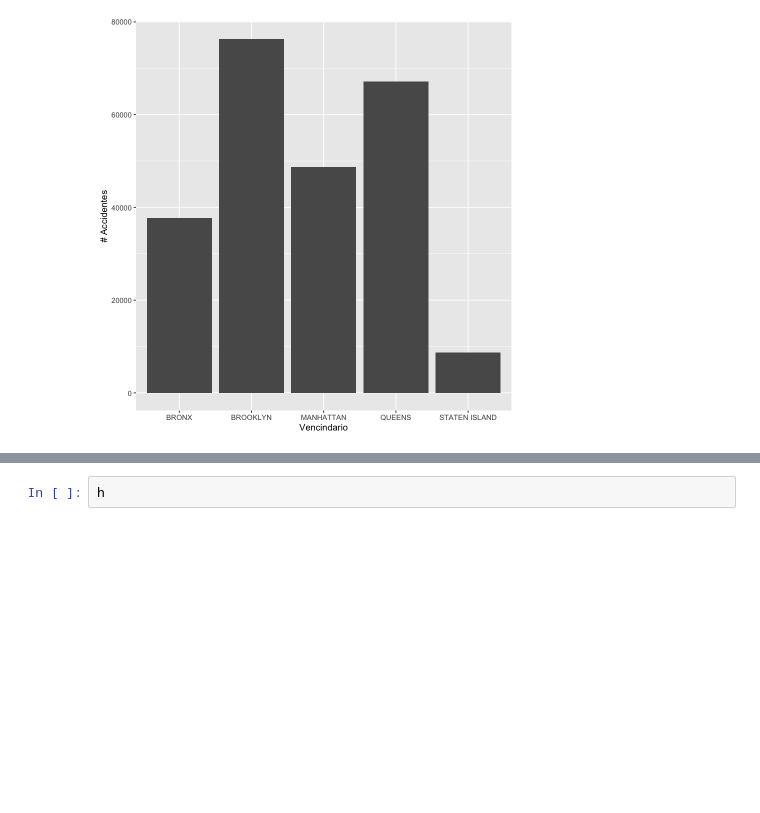
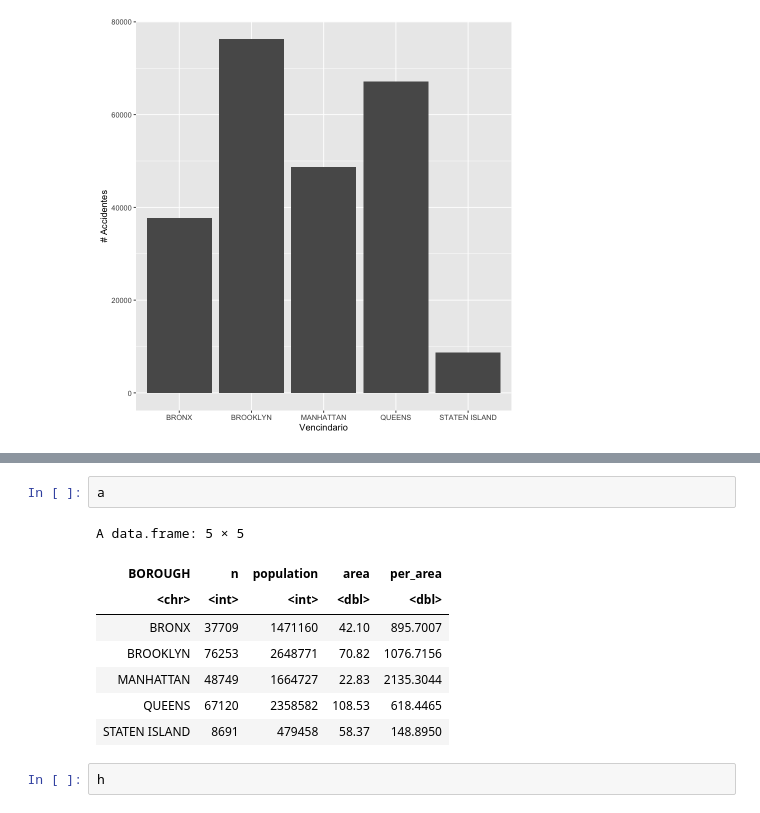
Before and after one commit to javierjaimes/r, a Jupyter notebook: MLSupervised.ipynb, the cells around one changed output, grey strips where cells are left out. Saved outputs shown, nothing was run; the diff lists cells and outputs as text; blank space fills up the shorter version.

```diff
--- a/MLSupervised.ipynb
+++ b/MLSupervised.ipynb
@@ -244,3 +184,14 @@ h <- left_join(x = i, y = f, by = c('BOROUGH' = 'borough'))
+# %%
+a
+# %% [output]
+A data.frame: 5 × 5
+| BOROUGH | n | population | area | per_area |
+| <chr> | <int> | <int> | <dbl> | <dbl> |
+| BRONX | 37709 | 1471160 | 42.10 | 895.7007 |
+| BROOKLYN | 76253 | 2648771 | 70.82 | 1076.7156 |
+| MANHATTAN | 48749 | 1664727 | 22.83 | 2135.3044 |
+| QUEENS | 67120 | 2358582 | 108.53 | 618.4465 |
+| STATEN ISLAND | 8691 | 479458 | 58.37 | 148.8950 |
 # %%
 h
 # %% [output]
```
Also changed, not shown: parts of 51 cells of this notebook, 8 other files.
